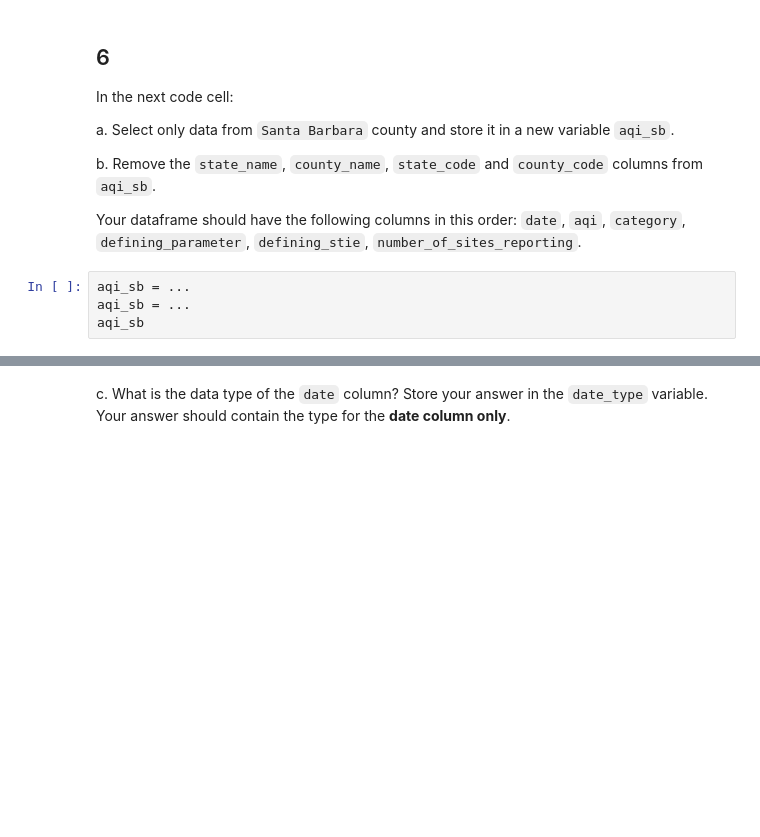
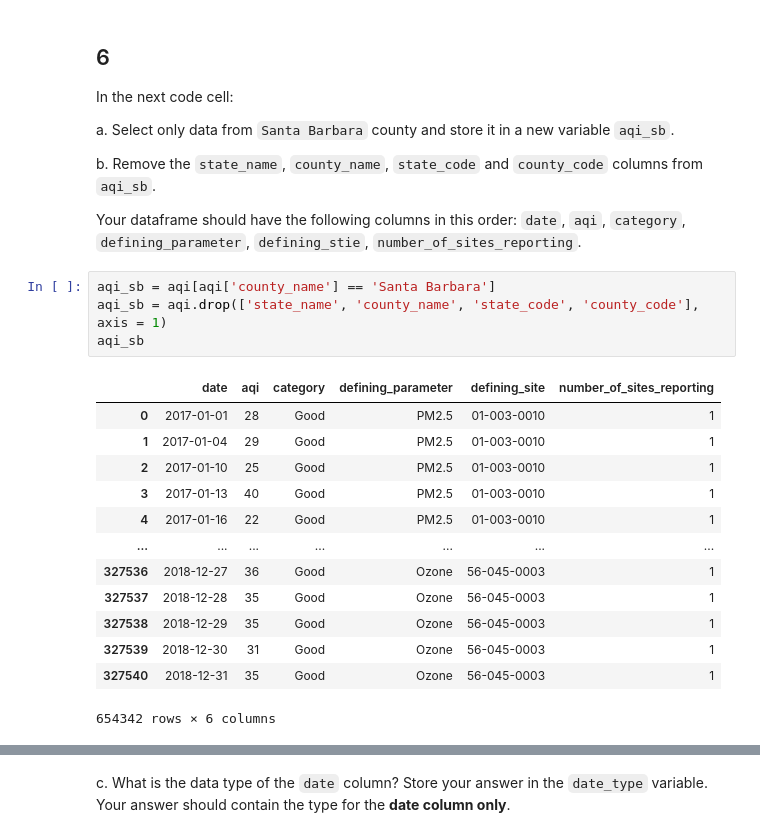
Before and after one commit to llumj/eds220-hwk2, a Jupyter notebook: hwk2-task3-aqi-Mull.ipynb, the cells around one changed output, grey strips where cells are left out. Drawn from its saved outputs; the diff is of its cells as text; blank space fills up the shorter version.

```diff
--- a/hwk2-task3-aqi-Mull.ipynb
+++ b/hwk2-task3-aqi-Mull.ipynb
@@ -123,7 +212,21 @@ a. Select only data from `Santa Barbara` county and store it in a new variable `
 b. Remove the `state_name`, `county_name`, `state_code` and `county_code` columns from `aqi_sb`.
 
 Your dataframe should have the following columns in this order: `date`, `aqi`, `category`, `defining_parameter`, `defining_stie`, `number_of_sites_reporting`.
-# %%
-aqi_sb = ...
-aqi_sb = ...
-aqi_sb
+# %%
+aqi_sb = aqi[aqi['county_name'] == 'Santa Barbara']
+aqi_sb = aqi.drop(['state_name', 'county_name', 'state_code', 'county_code'], axis = 1)
+aqi_sb
+# %% [output]
+|  | date | aqi | category | defining_parameter | defining_site | number_of_sites_reporting |
+| 0 | 2017-01-01 | 28 | Good | PM2.5 | 01-003-0010 | 1 |
+| 1 | 2017-01-04 | 29 | Good | PM2.5 | 01-003-0010 | 1 |
+| 2 | 2017-01-10 | 25 | Good | PM2.5 | 01-003-0010 | 1 |
+| 3 | 2017-01-13 | 40 | Good | PM2.5 | 01-003-0010 | 1 |
+| 4 | 2017-01-16 | 22 | Good | PM2.5 | 01-003-0010 | 1 |
+| ... | ... | ... | ... | ... | ... | ... |
+| 327536 | 2018-12-27 | 36 | Good | Ozone | 56-045-0003 | 1 |
+| 327537 | 2018-12-28 | 35 | Good | Ozone | 56-045-0003 | 1 |
+| 327538 | 2018-12-29 | 35 | Good | Ozone | 56-045-0003 | 1 |
+| 327539 | 2018-12-30 | 31 | Good | Ozone | 56-045-0003 | 1 |
+| 327540 | 2018-12-31 | 35 | Good | Ozone | 56-045-0003 | 1 |
+654342 rows × 6 columns
```
Also changed, not shown: parts of 16 cells of this notebook, 2 other files.
